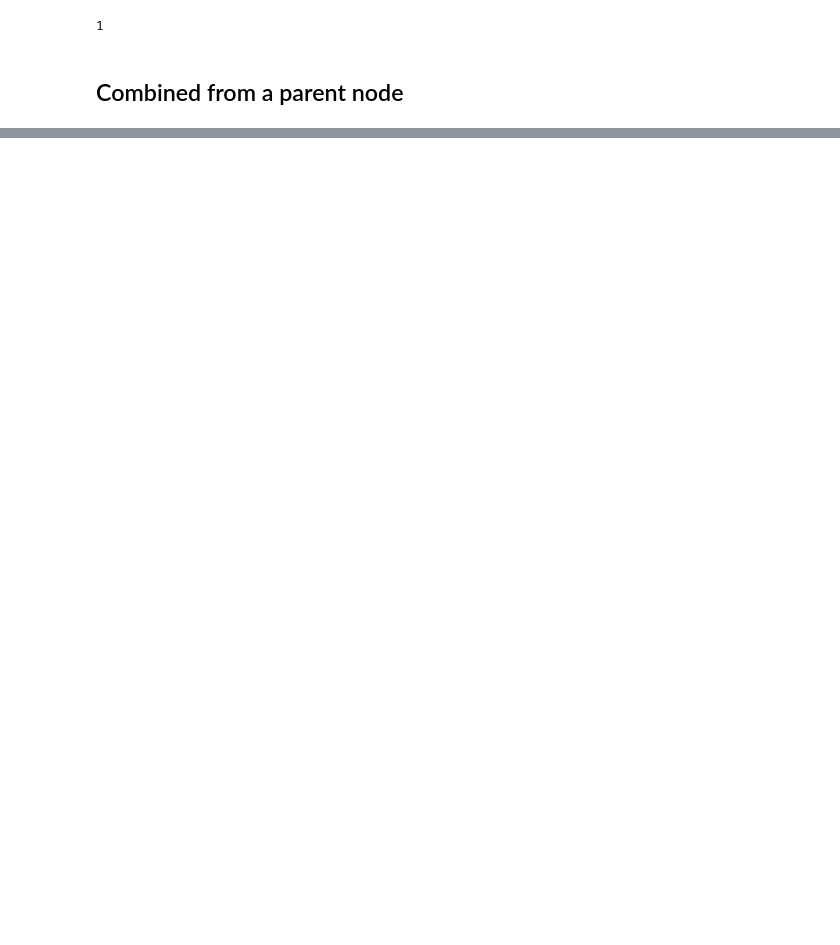
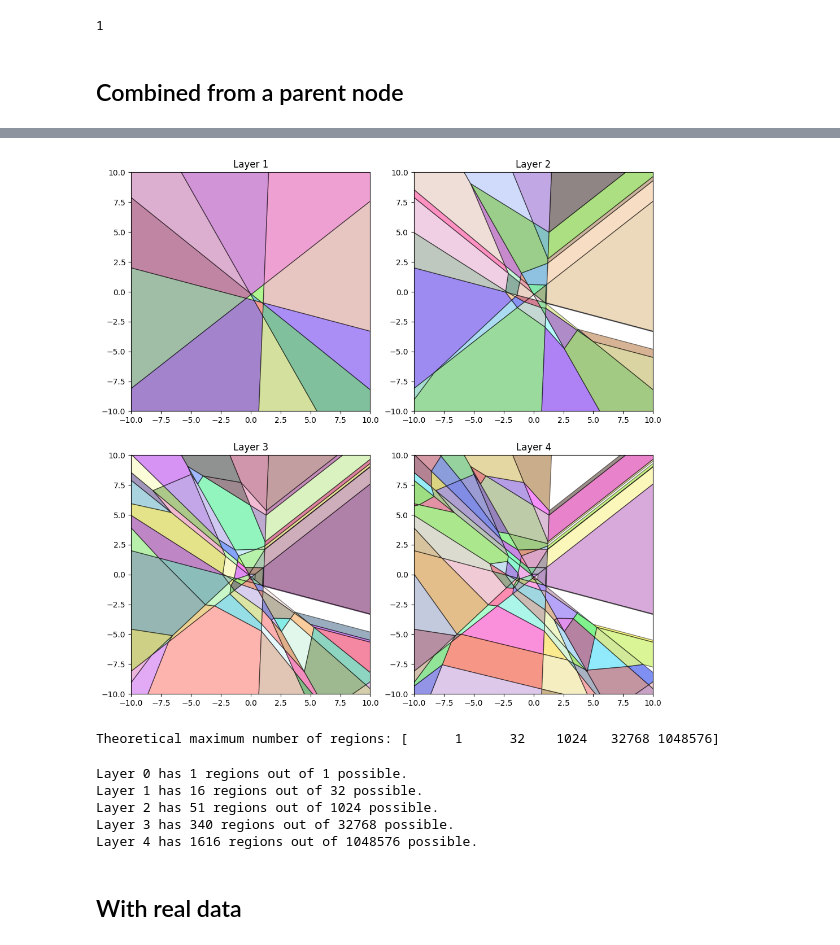
Before and after one commit to Johanmkr/WP1-Polyhedra, a Jupyter notebook: notebooks/new_tree.ipynb, the cells around one changed output, grey strips where cells are left out. Drawn from its saved outputs; the diff is of its cells as text; code cells hidden in the pictures; blank space fills up the shorter version.

```diff
--- a/notebooks/new_tree.ipynb
+++ b/notebooks/new_tree.ipynb
@@ -1005,0 +1164,15 @@ for p in polygons:
+# %%
+# Get regions from layer l
+def get_regions_at_layer(root: Region, l: int):
+    regions = []
+    queue = [root]
+
+    while queue:
+        current_region = queue.pop(0)
+
+        if current_region.layer_number == l:
+            regions.append(current_region)
+        elif current_region.layer_number < l:
+            queue.extend(current_region.get_children())
+
+    return regions
@@ -1005,0 +1196,9 @@ for p in polygons:
+# %%
+# verts_to_plot = []
+
+for l in [1,2,3]:
+    regions = get_regions_at_layer(ROOT, l=l)
+    verts = find_vertices_from_regions(regions, bound=1500)
+    # verts_to_plot.extend(verts)
+    print(f"Layer {l} - Number of vertices: {len(verts)}")
+    plot_polygons(verts, bound=50)
@@ -1005,0 +1326,15 @@ for p in polygons:
+# %%
+# 1. Collect vertices for all layers
+layers = [1, 2, 3, 4]  # Example list of layers
+layer_data = {}
+
+for l in layers:
+    regions = get_regions_at_layer(ROOT, l=l)
+    verts = find_vertices_from_regions(regions, bound=5000)
+    layer_data[l] = verts
+    print(f"Layer {l} - Number of vertices: {len(verts)}")
+
+# 2. Call the new subplot function
+fig, axes = plot_layers_grid(layer_data, bound=10)
+plt.show()
+# %% [output]
@@ -1005,0 +1361,21 @@ for p in polygons:
+[figure, added]
+# %%
+hidden_sizes = [0, 5, 5, 5, 5]
+
+theoretical_region = 2**np.cumsum(hidden_sizes)
+print(f"Theoretical maximum number of regions: {theoretical_region}")
+# %% [output]
+Theoretical maximum number of regions: [      1      32    1024   32768 1048576]
+# %%
+# Find number of region in each layer
+for l in range(5):
+    regions = get_regions_at_layer(ROOT, l=l)
+    print(f"Layer {l} has {len(regions)} regions out of {theoretical_region[l]} possible.")
+# %% [output]
+Layer 0 has 1 regions out of 1 possible.
+Layer 1 has 16 regions out of 32 possible.
+Layer 2 has 51 regions out of 1024 possible.
+Layer 3 has 340 regions out of 32768 possible.
+Layer 4 has 1616 regions out of 1048576 possible.
+# %% [markdown]
+## With real data
```
Also changed, not shown: parts of 40 cells of this notebook.
